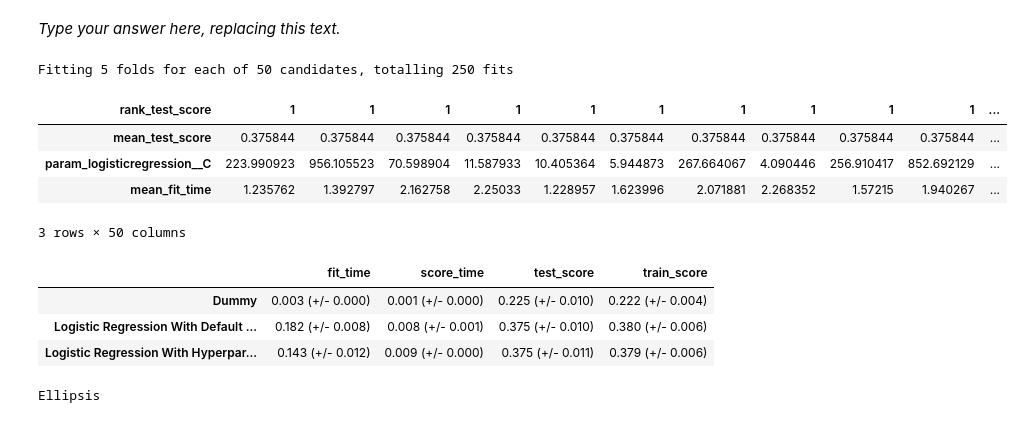
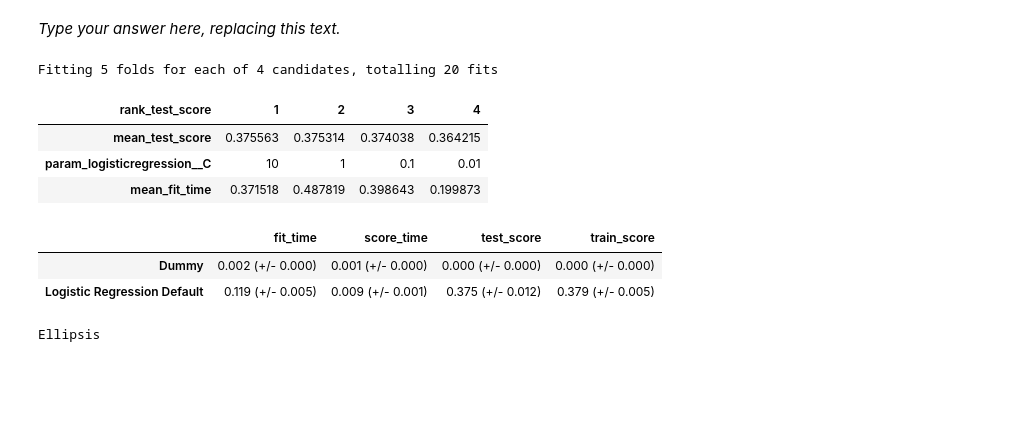
Before and after one commit to BradPeng/cpsc330-2023s, a Jupyter notebook: hw/hw5/hw5.ipynb, the cells around one changed output. Drawn from its saved outputs; the diff is of its cells as text; code cells hidden in the pictures; blank space fills up the shorter version.

```diff
--- a/hw/hw5/hw5.ipynb
+++ b/hw/hw5/hw5.ipynb
@@ -376,13 +373,16 @@ numeric_features = [
     "PAY_AMT5",
     "PAY_AMT6",
 ]
-categorical_features = ["EDUCATION", "MARRIAGE"]
+
+ordinal_features = ["EDUCATION"]
+categorical_features = ["MARRIAGE"]
 binary_features = ["SEX", "PAID_CREDIT1", "PAID_CREDIT2", "PAID_CREDIT3", "PAID_CREDIT4", "PAID_CREDIT5", "PAID_CREDIT6"]
 drop_features = ["ID"]
 target = "default.payment.next.month"
 
 preprocessor = make_column_transformer(
     (StandardScaler(), numeric_features),
+    (OrdinalEncoder(), ordinal_features),
     (OneHotEncoder(handle_unknown="ignore"), categorical_features),
     (OneHotEncoder(handle_unknown="ignore", drop="if_binary"), binary_features),
     ("drop", drop_features),
@@ -484,52 +479,39 @@ results["Logistic Regression With Default Hyperparameter"] = mean_std_cross_val_
     pipe_lr, X_train, y_train, return_train_score=True, scoring=f1_scorer
 )
 # %%
-pipe_lr = make_pipeline(
-    preprocessor, LogisticRegression(max_iter=1000)
-)
-from scipy.stats import lognorm, loguniform, randint
-
-param_grid = {"logisticregression__C": loguniform(1e-3, 1e3)}
+param_grid = {"logisticregression__C": [0.01, 0.1, 1, 10]}
 
 random_search = RandomizedSearchCV(
     pipe_lr,
     param_distributions=param_grid,
     n_iter=50,
     verbose=1,
     n_jobs=-1,
     scoring=f1_scorer,
     return_train_score=True,
 )
 random_search.fit(X_train, y_train);
 
 pd.DataFrame(random_search.cv_results_)[
     [
         "mean_test_score",
         "param_logisticregression__C",
         "mean_fit_time",
         "rank_test_score",
     ]
 ].set_index("rank_test_score").sort_index().T
 # %% [output]
-Fitting 5 folds for each of 50 candidates, totalling 250 fits
+Fitting 5 folds for each of 4 candidates, totalling 20 fits
-| rank_test_score | 1 | 1 | 1 | 1 | 1 | 1 | 1 | 1 | 1 | 1 | ... |
-| mean_test_score | 0.375844 | 0.375844 | 0.375844 | 0.375844 | 0.375844 | 0.375844 | 0.375844 | 0.375844 | 0.375844 | 0.375844 | ... |
-| param_logisticregression__C | 223.990923 | 956.105523 | 70.598904 | 11.587933 | 10.405364 | 5.944873 | 267.664067 | 4.090446 | 256.910417 | 852.692129 | ... |
-| mean_fit_time | 1.235762 | 1.392797 | 2.162758 | 2.25033 | 1.228957 | 1.623996 | 2.071881 | 2.268352 | 1.57215 | 1.940267 | ... |
+| rank_test_score | 1 | 2 | 3 | 4 |
+| mean_test_score | 0.375563 | 0.375314 | 0.374038 | 0.364215 |
+| param_logisticregression__C | 10 | 1 | 0.1 | 0.01 |
+| mean_fit_time | 0.371518 | 0.487819 | 0.398643 | 0.199873 |
-3 rows × 50 columns
-# %%
-pipe_lr = make_pipeline(
-    preprocessor, LogisticRegression(max_iter=1000, C=random_search.best_score_ )
-)
-results["Logistic Regression With Hyperparameter Optimization"] = mean_std_cross_val_scores(
-    pipe_lr, X_train, y_train, return_train_score=True, scoring=f1_scorer
-)
-pd.DataFrame(results).T
-# %% [output]
-|  | fit_time | score_time | test_score | train_score |
-| Dummy | 0.003 (+/- 0.000) | 0.001 (+/- 0.000) | 0.225 (+/- 0.010) | 0.222 (+/- 0.004) |
-| Logistic Regression With Default ... | 0.182 (+/- 0.008) | 0.008 (+/- 0.001) | 0.375 (+/- 0.010) | 0.380 (+/- 0.006) |
-| Logistic Regression With Hyperpar... | 0.143 (+/- 0.012) | 0.009 (+/- 0.000) | 0.375 (+/- 0.011) | 0.379 (+/- 0.006) |
+# %%
+pd.DataFrame(results).T
+# %% [output]
+|  | fit_time | score_time | test_score | train_score |
+| Dummy | 0.002 (+/- 0.000) | 0.001 (+/- 0.000) | 0.000 (+/- 0.000) | 0.000 (+/- 0.000) |
+| Logistic Regression Default | 0.119 (+/- 0.005) | 0.009 (+/- 0.001) | 0.375 (+/- 0.012) | 0.379 (+/- 0.005) |
 # %%
 ...
 # %% [output]
```
Also changed, not shown: parts of 66 cells of this notebook, 1 other file.
